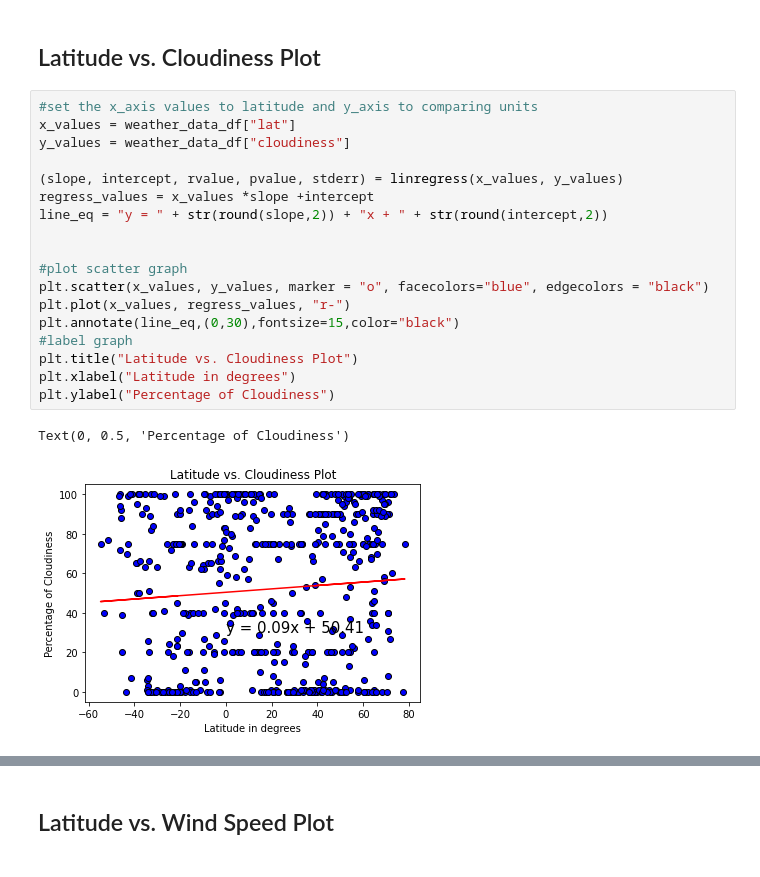
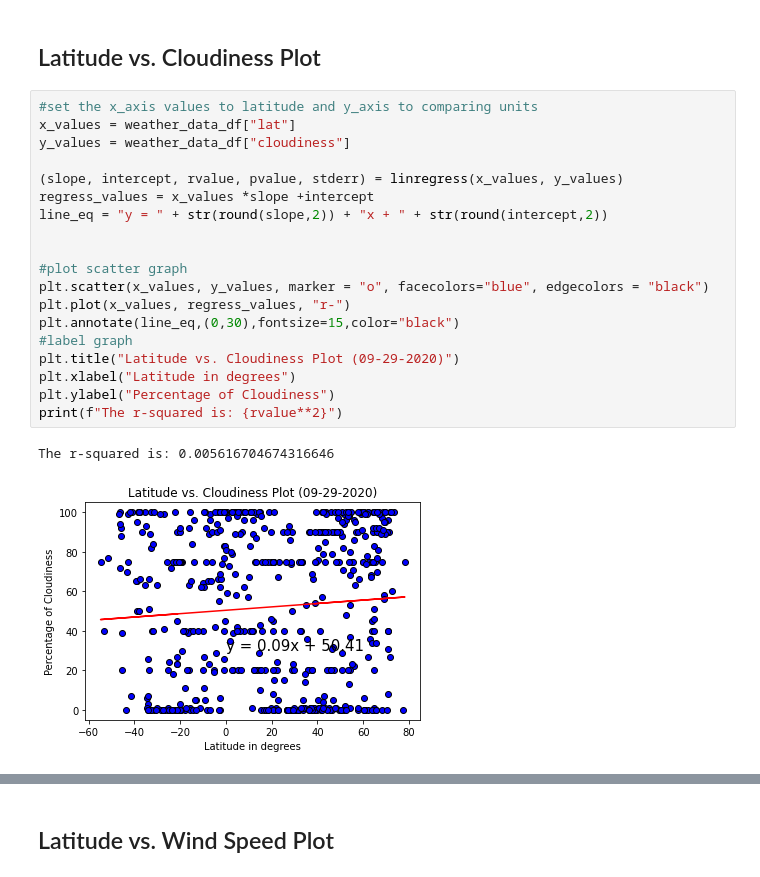
Before and after one commit to Jecyfdez/python-api-challenge, a Jupyter notebook: WeatherPy/WeatherPy.ipynb, the cells around one changed output, grey strips where cells are left out. Cells and saved outputs as stored; diff of their text form.

```diff
--- a/WeatherPy/WeatherPy.ipynb
+++ b/WeatherPy/WeatherPy.ipynb
@@ -224,21 +227,22 @@ Text(0, 0.5, 'Percentage of Humidity')
 # %%
 #set the x_axis values to latitude and y_axis to comparing units
 x_values = weather_data_df["lat"]
 y_values = weather_data_df["cloudiness"]
 
 (slope, intercept, rvalue, pvalue, stderr) = linregress(x_values, y_values)
 regress_values = x_values *slope +intercept
 line_eq = "y = " + str(round(slope,2)) + "x + " + str(round(intercept,2))
 
 
 #plot scatter graph
 plt.scatter(x_values, y_values, marker = "o", facecolors="blue", edgecolors = "black")
 plt.plot(x_values, regress_values, "r-")
 plt.annotate(line_eq,(0,30),fontsize=15,color="black")
 #label graph
-plt.title("Latitude vs. Cloudiness Plot")
+plt.title("Latitude vs. Cloudiness Plot (09-29-2020)")
 plt.xlabel("Latitude in degrees")
 plt.ylabel("Percentage of Cloudiness")
+print(f"The r-squared is: {rvalue**2}")
 # %% [output]
-Text(0, 0.5, 'Percentage of Cloudiness')
+The r-squared is: 0.005616704674316646
-[figure, old version]
+[figure, new version]
```
Also changed, not shown: parts of 10 cells of this notebook.
